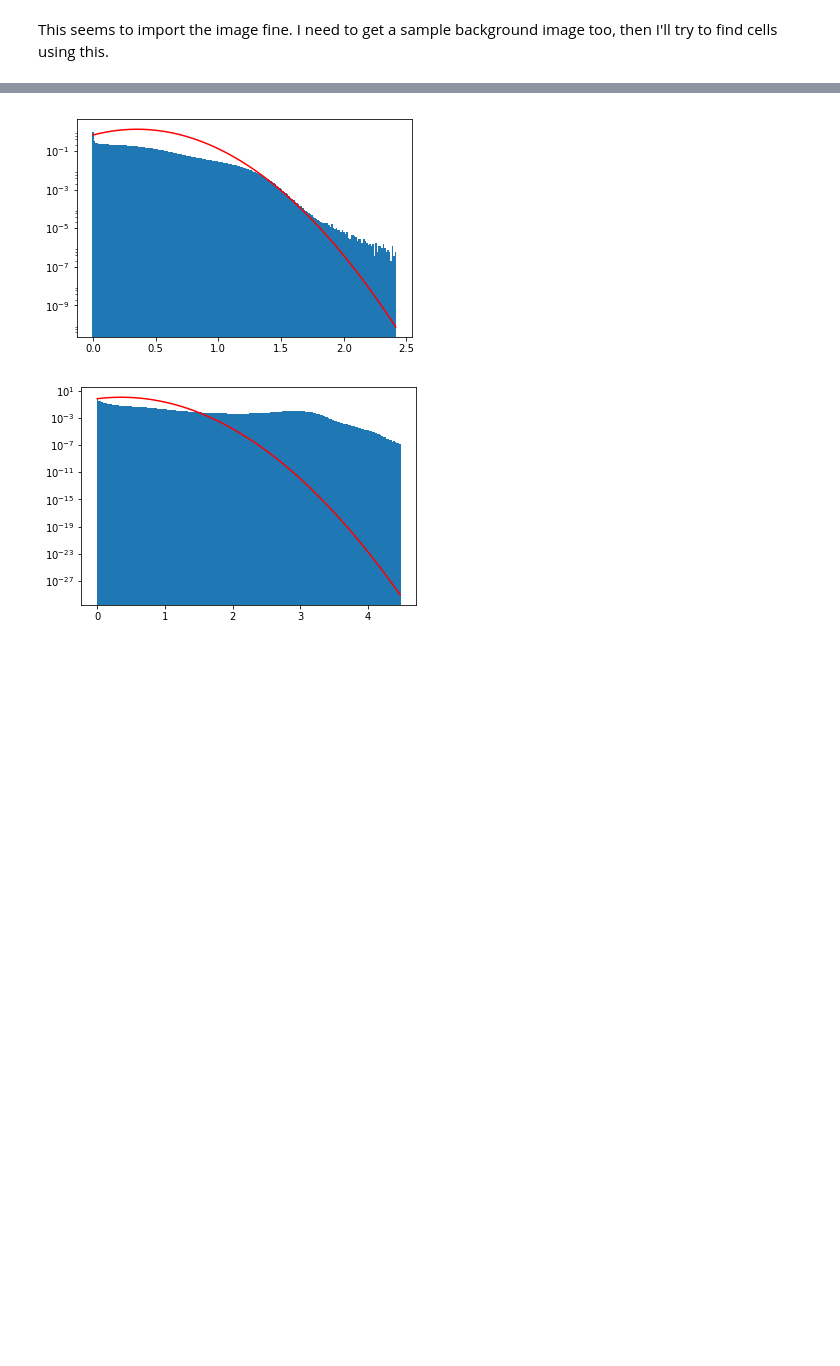
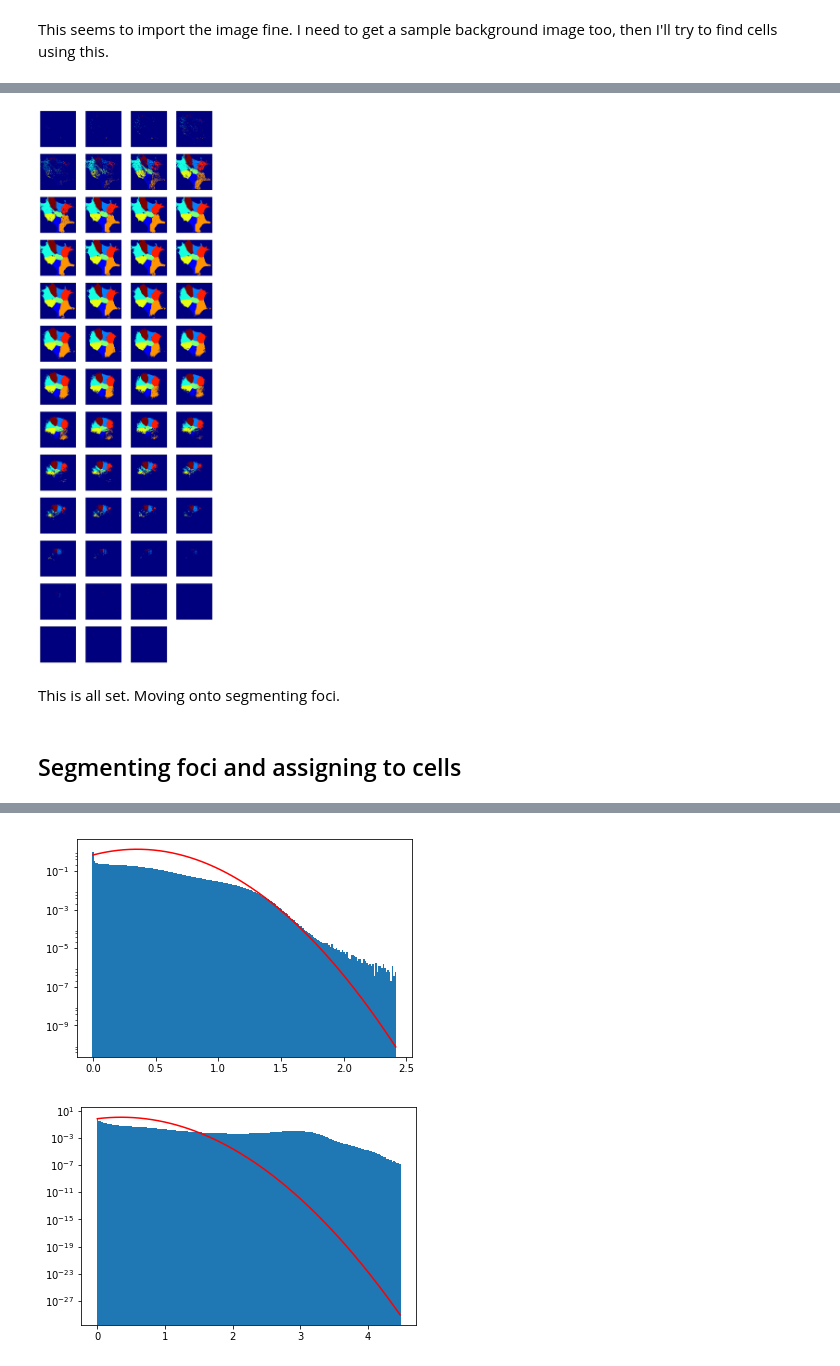
Before and after one commit to deniclab/csth-imaging, a Jupyter notebook: csth_analysis/pipeline_test.ipynb, the cells around one changed output, grey strips where cells are left out. Cells and saved outputs as stored; diff of their text form; code cells hidden in the pictures; blank space fills up the shorter version.

```diff
--- a/csth_analysis/pipeline_test.ipynb
+++ b/csth_analysis/pipeline_test.ipynb
@@ -43,0 +148,12 @@ io.imsave('/Users/nweir/Dropbox/chris_imaging/imaging_test/th_sample_czi/output_
+# %%
+dist_map = filters.gaussian_filter(dist_map, [1,2,2])
+labs = PexSegment.PexSegmenter.watershed_labels(splitter.nuclei_centers[0])
+segmented_cells = watershed(dist_map, labs, mask=splitter.cell_masks[0])
+# %%
+PexSegment.PexSegmentObj.plot_stack(segmented_cells)
+# %% [output]
+[figure, added]
+# %% [markdown]
+This is all set. Moving onto segmenting foci.
+# %% [markdown]
+## Segmenting foci and assigning to cells
```
Also changed, not shown: parts of 43 cells of this notebook, 9 other files.
